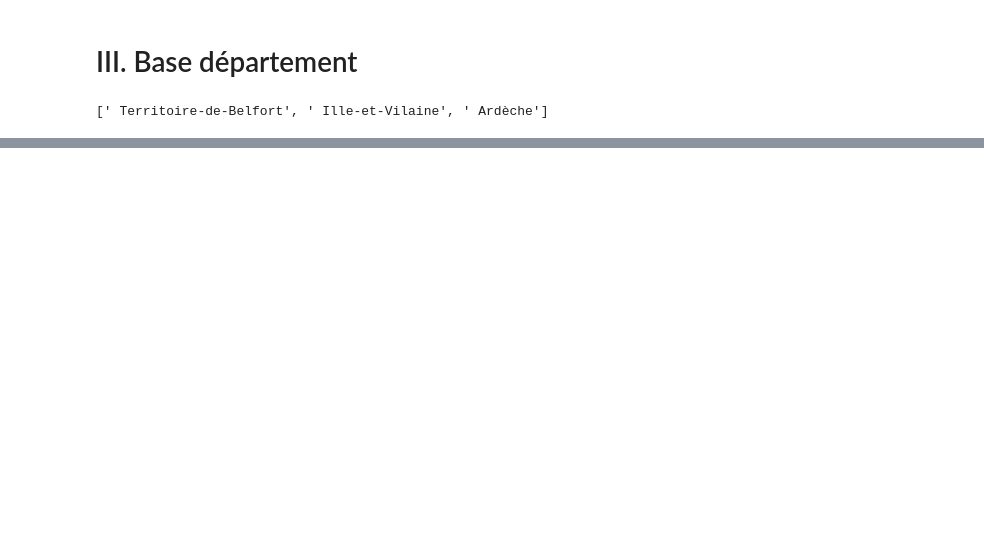
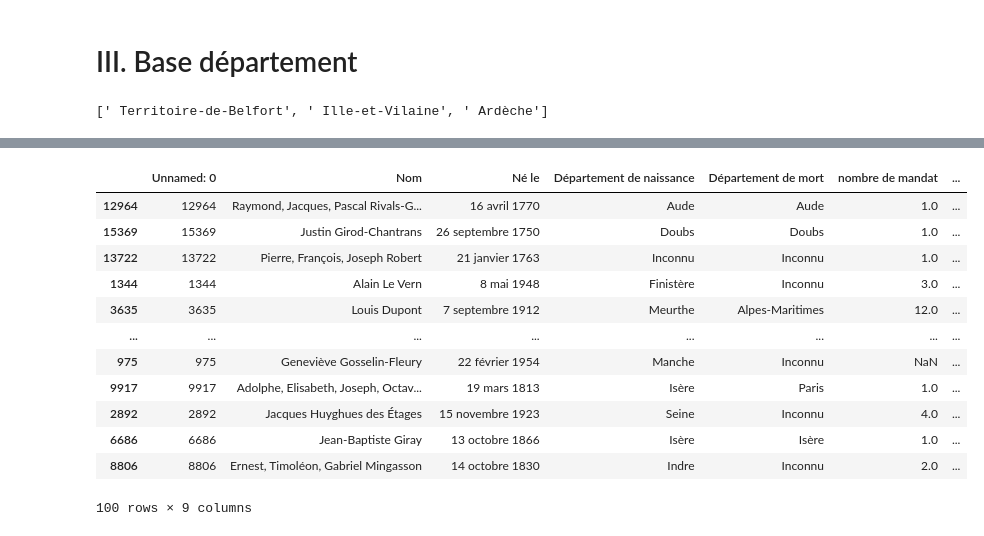
Before and after one commit to dusylvain/Projet-Python-deputes, a Jupyter notebook: prep_donnee.ipynb, the cells around one changed output, grey strips where cells are left out. Drawn from its saved outputs; the diff is of its cells as text; code cells hidden in the pictures; blank space fills up the shorter version.

```diff
--- a/prep_donnee.ipynb
+++ b/prep_donnee.ipynb
@@ -202,0 +256,16 @@ table_depmt.T.sample(10)
+# %%
+df_depu_b.sample(100)
+# %% [output]
+|  | Unnamed: 0 | Nom | Né le | Département de naissance | Département de mort | nombre de mandat | ... |
+| 12964 | 12964 | Raymond, Jacques, Pascal Rivals-G... | 16 avril 1770 | Aude | Aude | 1.0 | ... |
+| 15369 | 15369 | Justin Girod-Chantrans | 26 septembre 1750 | Doubs | Doubs | 1.0 | ... |
+| 13722 | 13722 | Pierre, François, Joseph Robert | 21 janvier 1763 | Inconnu | Inconnu | 1.0 | ... |
+| 1344 | 1344 | Alain Le Vern | 8 mai 1948 | Finistère | Inconnu | 3.0 | ... |
+| 3635 | 3635 | Louis Dupont | 7 septembre 1912 | Meurthe | Alpes-Maritimes | 12.0 | ... |
+| ... | ... | ... | ... | ... | ... | ... | ... |
+| 975 | 975 | Geneviève Gosselin-Fleury | 22 février 1954 | Manche | Inconnu | NaN | ... |
+| 9917 | 9917 | Adolphe, Elisabeth, Joseph, Octav... | 19 mars 1813 | Isère | Paris | 1.0 | ... |
+| 2892 | 2892 | Jacques Huyghues des Étages | 15 novembre 1923 | Seine | Inconnu | 4.0 | ... |
+| 6686 | 6686 | Jean-Baptiste Giray | 13 octobre 1866 | Isère | Isère | 1.0 | ... |
+| 8806 | 8806 | Ernest, Timoléon, Gabriel Mingasson | 14 octobre 1830 | Indre | Inconnu | 2.0 | ... |
+100 rows × 9 columns
```
Also changed, not shown: parts of 13 cells of this notebook.
